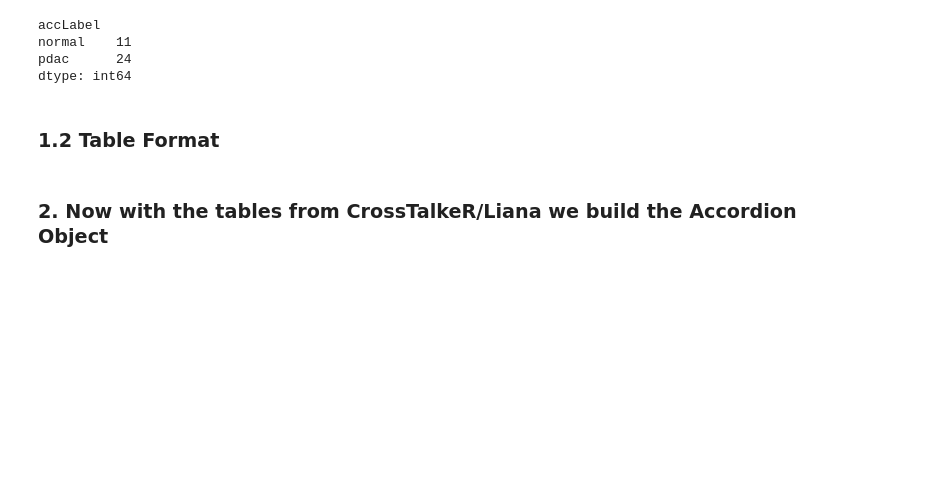
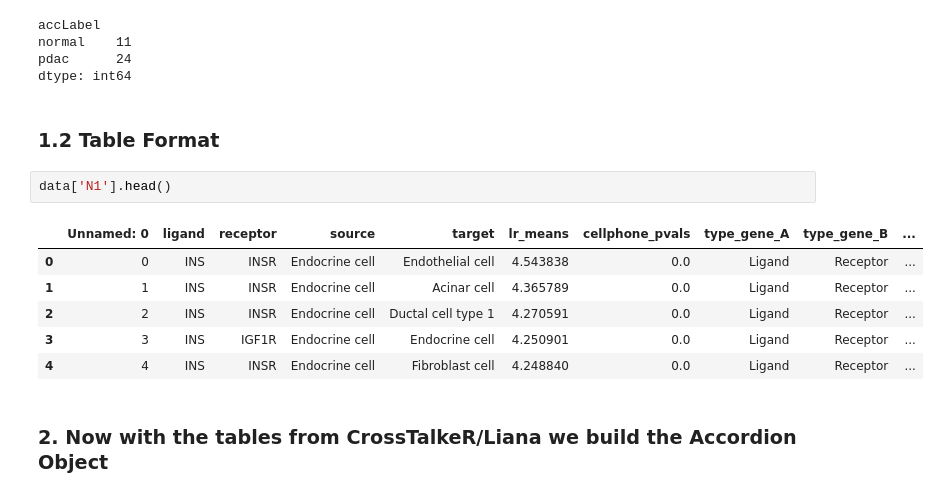
Before and after one commit to jsnagai/scACCorDiON, a Jupyter notebook: docs/source/notebooks/PDAC-Learning-distances-and-Clustering.ipynb, the cells around one changed output. Drawn from its saved outputs; the diff is of its cells as text; blank space fills up the shorter version.

```diff
--- a/docs/source/notebooks/PDAC-Learning-distances-and-Clustering.ipynb
+++ b/docs/source/notebooks/PDAC-Learning-distances-and-Clustering.ipynb
@@ -83,6 +99,15 @@ pdac      24
 dtype: int64
 # %% [markdown]
 ### 1.2 Table Format
+# %%
+data['N1'].head()
+# %% [output]
+|  | Unnamed: 0 | ligand | receptor | source | target | lr_means | cellphone_pvals | type_gene_A | type_gene_B | ... |
+| 0 | 0 | INS | INSR | Endocrine cell | Endothelial cell | 4.543838 | 0.0 | Ligand | Receptor | ... |
+| 1 | 1 | INS | INSR | Endocrine cell | Acinar cell | 4.365789 | 0.0 | Ligand | Receptor | ... |
+| 2 | 2 | INS | INSR | Endocrine cell | Ductal cell type 1 | 4.270591 | 0.0 | Ligand | Receptor | ... |
+| 3 | 3 | INS | IGF1R | Endocrine cell | Endocrine cell | 4.250901 | 0.0 | Ligand | Receptor | ... |
+| 4 | 4 | INS | INSR | Endocrine cell | Fibroblast cell | 4.248840 | 0.0 | Ligand | Receptor | ... |
 # %% [markdown]
 ### 2. Now with the tables from CrossTalkeR/Liana we build the Accordion Object
 # %%
```
Also changed, not shown: parts of 20 cells of this notebook, 40 other files.
